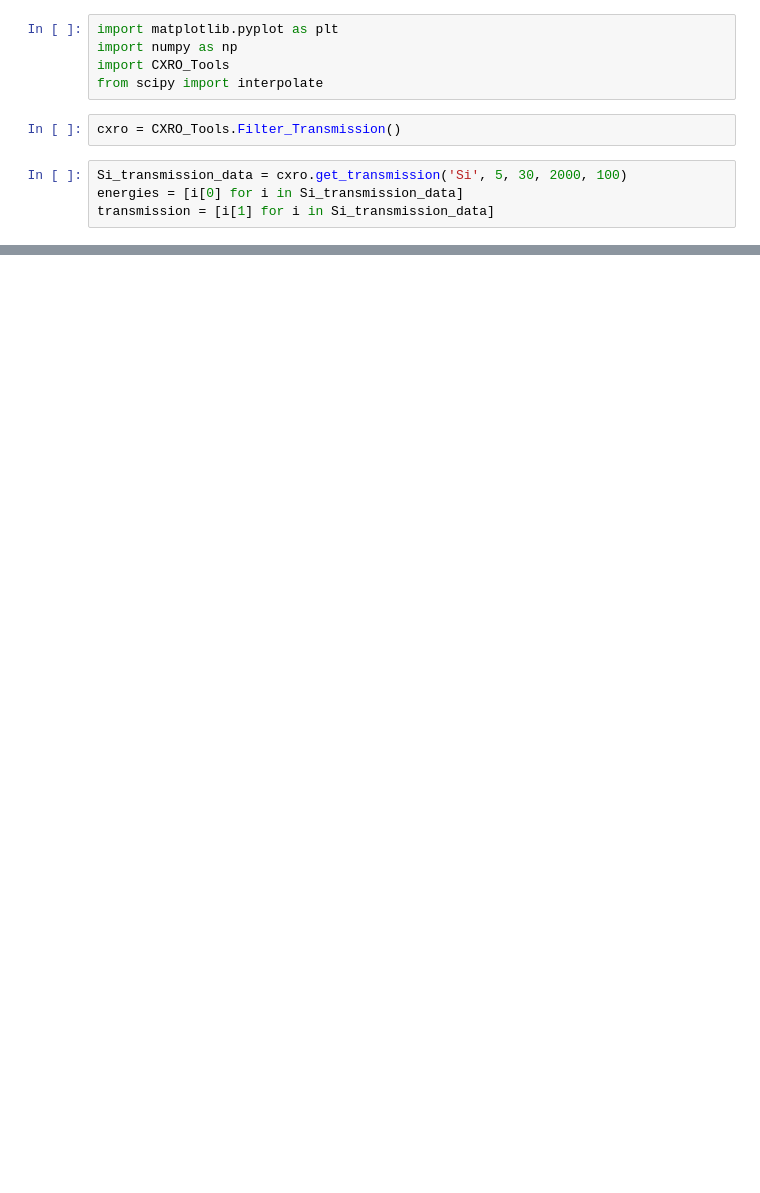
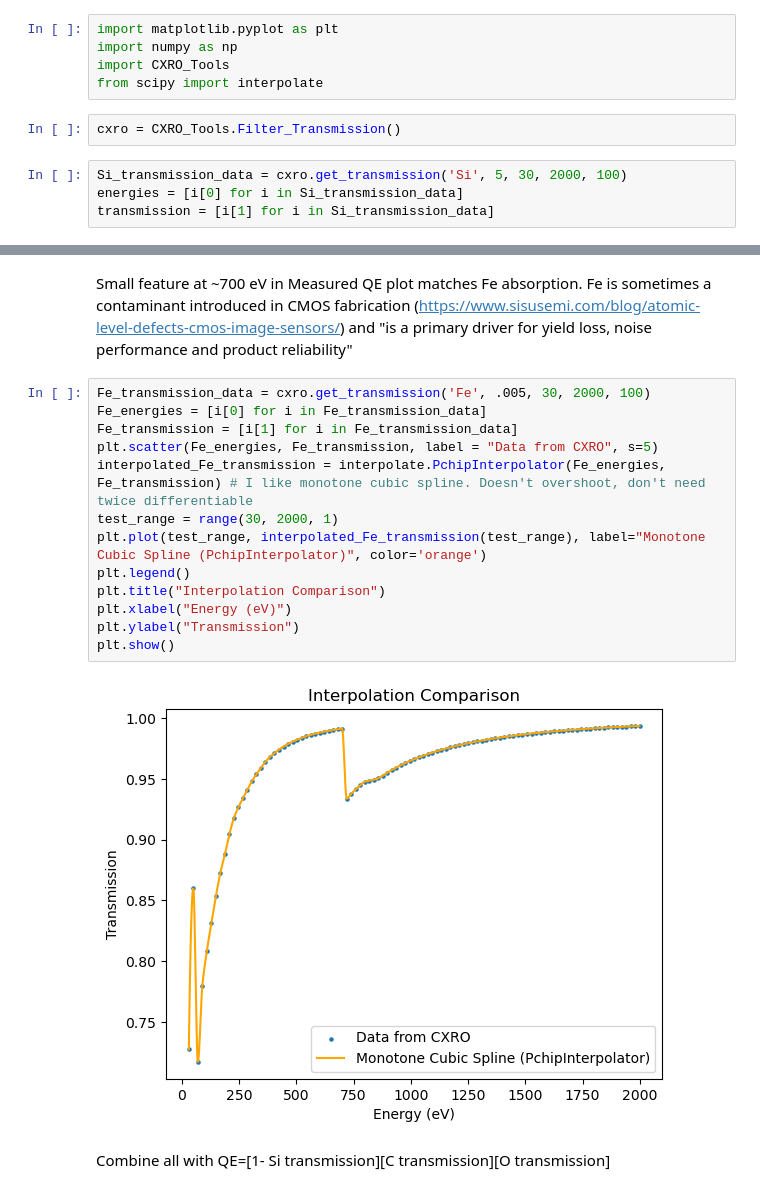
Before and after one commit to Cbantz/cxro_transmission_modelling, a Jupyter notebook: CXRO_Access_test_and_interpolation.ipynb, the cells around one changed output, grey strips where cells are left out. Cells and saved outputs as stored; diff of their text form; blank space fills up the shorter version.

```diff
--- a/CXRO_Access_test_and_interpolation.ipynb
+++ b/CXRO_Access_test_and_interpolation.ipynb
@@ -32,0 +86,19 @@ plt.show()
+# %% [markdown]
+Small feature at ~700 eV in Measured QE plot matches Fe absorption. Fe is sometimes a contaminant introduced in CMOS fabrication (https://www.sisusemi.com/blog/atomic-level-defects-cmos-image-sensors/) and "is a primary driver for yield loss, noise performance and product reliability"
+# %%
+Fe_transmission_data = cxro.get_transmission('Fe', .005, 30, 2000, 100)
+Fe_energies = [i[0] for i in Fe_transmission_data]
+Fe_transmission = [i[1] for i in Fe_transmission_data]
+plt.scatter(Fe_energies, Fe_transmission, label = "Data from CXRO", s=5)
+interpolated_Fe_transmission = interpolate.PchipInterpolator(Fe_energies, Fe_transmission) # I like monotone cubic spline. Doesn't overshoot, don't need twice differentiable
+test_range = range(30, 2000, 1)
+plt.plot(test_range, interpolated_Fe_transmission(test_range), label="Monotone Cubic Spline (PchipInterpolator)", color='orange')
+plt.legend()
+plt.title("Interpolation Comparison")
+plt.xlabel("Energy (eV)")
+plt.ylabel("Transmission")
+plt.show()
+# %% [output]
+[figure, added]
+# %% [markdown]
+Combine all with QE=[1- Si transmission][C transmission][O transmission]
```
Also changed, not shown: parts of 12 cells of this notebook.
